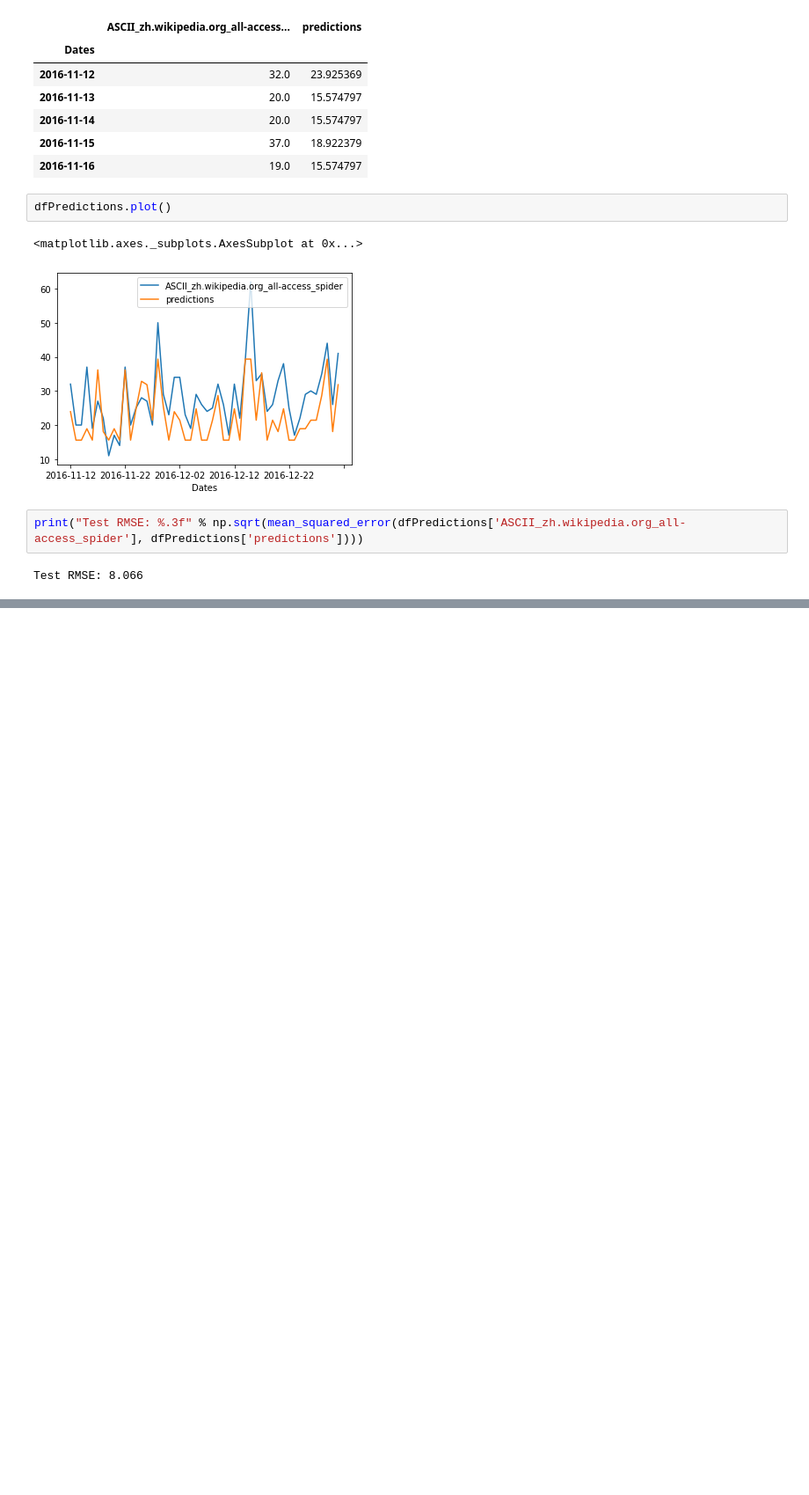
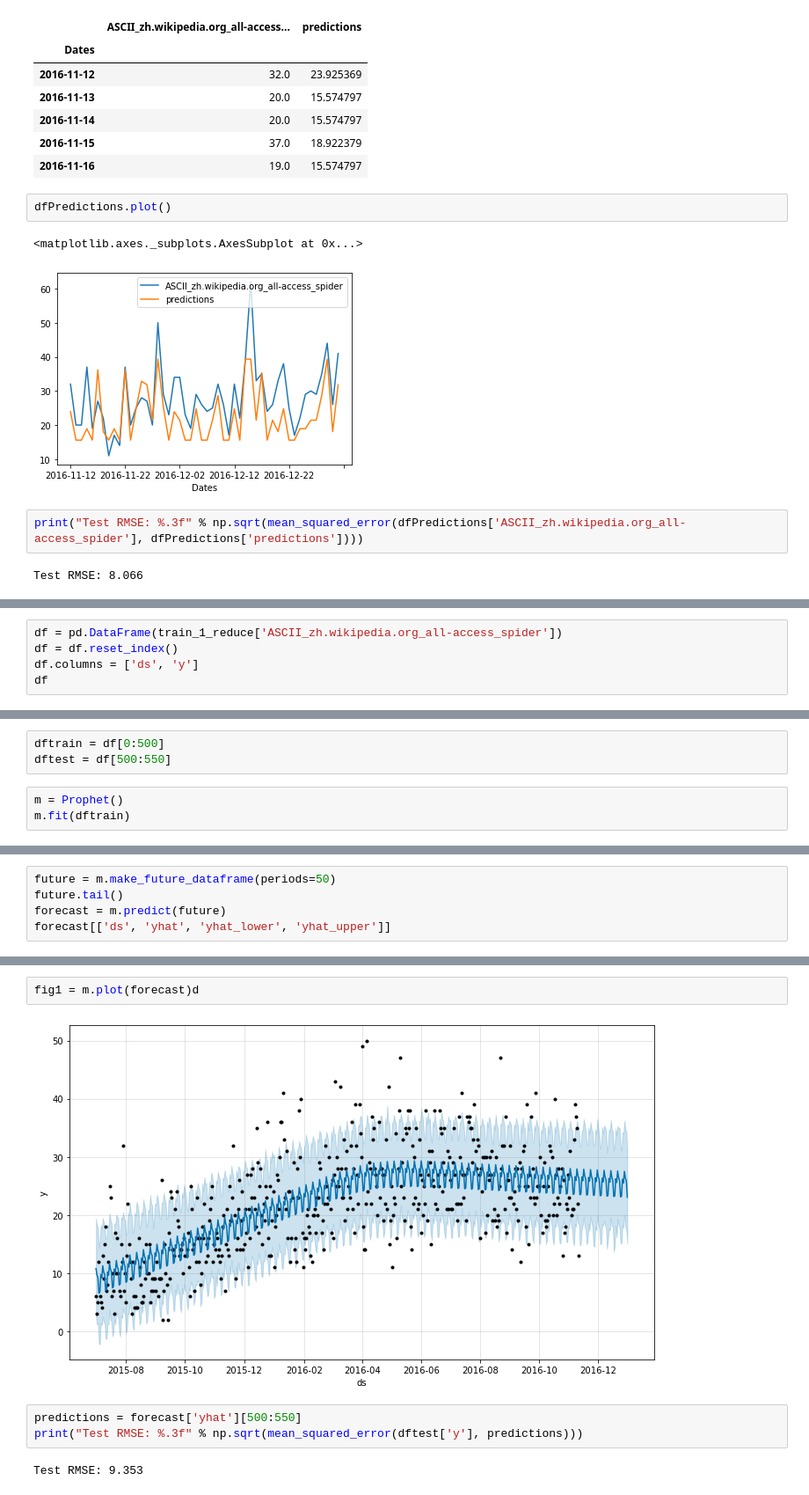
Before and after one commit to HugoTodeschini/ArtefactBenchmarkForecastingModel, a Jupyter notebook: Exploration data set.ipynb, the cells around one changed output, grey strips where cells are left out. Shown at 88% size. Drawn from its saved outputs; the diff is of its cells as text; blank space fills up the shorter version.

Commit message:
Predictions avec prophet

```diff
--- a/Exploration data set.ipynb
+++ b/Exploration data set.ipynb
@@ -325,0 +330,5 @@ Test RMSE: 8.066
+# %%
+df = pd.DataFrame(train_1_reduce['ASCII_zh.wikipedia.org_all-access_spider'])
+df = df.reset_index()
+df.columns = ['ds', 'y']
+df
@@ -325,0 +349,6 @@ Test RMSE: 8.066
+# %%
+dftrain = df[0:500]
+dftest = df[500:550]
+# %%
+m = Prophet()
+m.fit(dftrain)
@@ -325,0 +359,5 @@ Test RMSE: 8.066
+# %%
+future = m.make_future_dataframe(periods=50)
+future.tail()
+forecast = m.predict(future)
+forecast[['ds', 'yhat', 'yhat_lower', 'yhat_upper']]
@@ -325,0 +378,9 @@ Test RMSE: 8.066
+# %%
+fig1 = m.plot(forecast)d
+# %% [output]
+[figure, added]
+# %%
+predictions = forecast['yhat'][500:550]
+print("Test RMSE: %.3f" % np.sqrt(mean_squared_error(dftest['y'], predictions)))
+# %% [output]
+Test RMSE: 9.353
```
Also changed, not shown: parts of 5 cells of this notebook.
